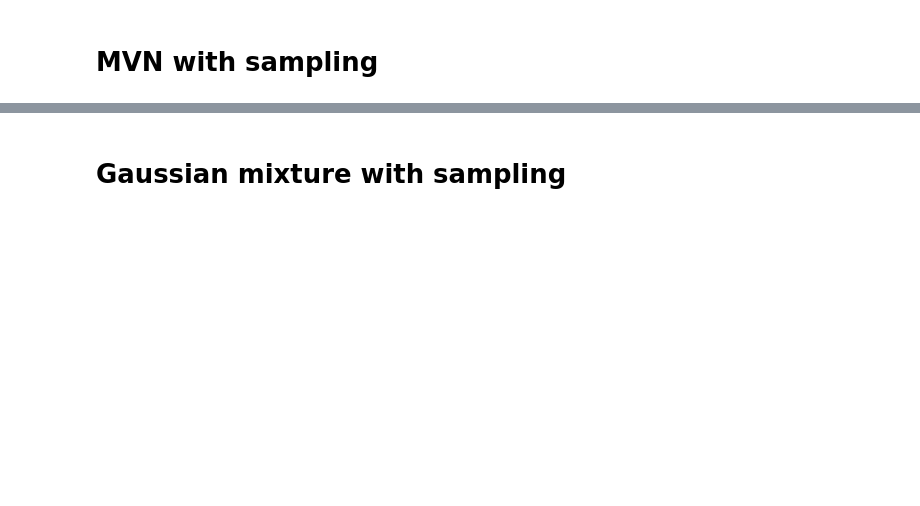
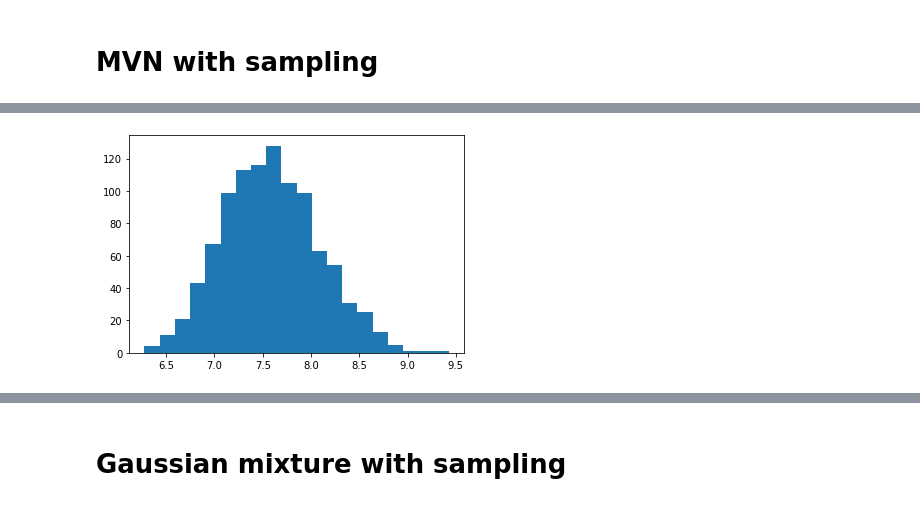
Before and after one commit to kruuZHAW/OSN2021_generation, a Jupyter notebook: Methods comparison.ipynb, the cells around one changed output, grey strips where cells are left out. Cells and saved outputs as stored; diff of their text form; code cells hidden in the pictures; blank space fills up the shorter version.

```diff
--- a/Methods comparison.ipynb
+++ b/Methods comparison.ipynb
@@ -288,0 +279,7 @@ np.mean(dist)
+# %%
+# Distance moyenne de Mahala de chaque généré par rapport aux réels
+
+plt.hist(cdist(x_sim, np.array(X_along_line), "mahalanobis").mean(axis=1), bins=20)
+plt.show()
+# %% [output]
+[figure, added]
```
Also changed, not shown: parts of 31 cells of this notebook, 28 other files.
